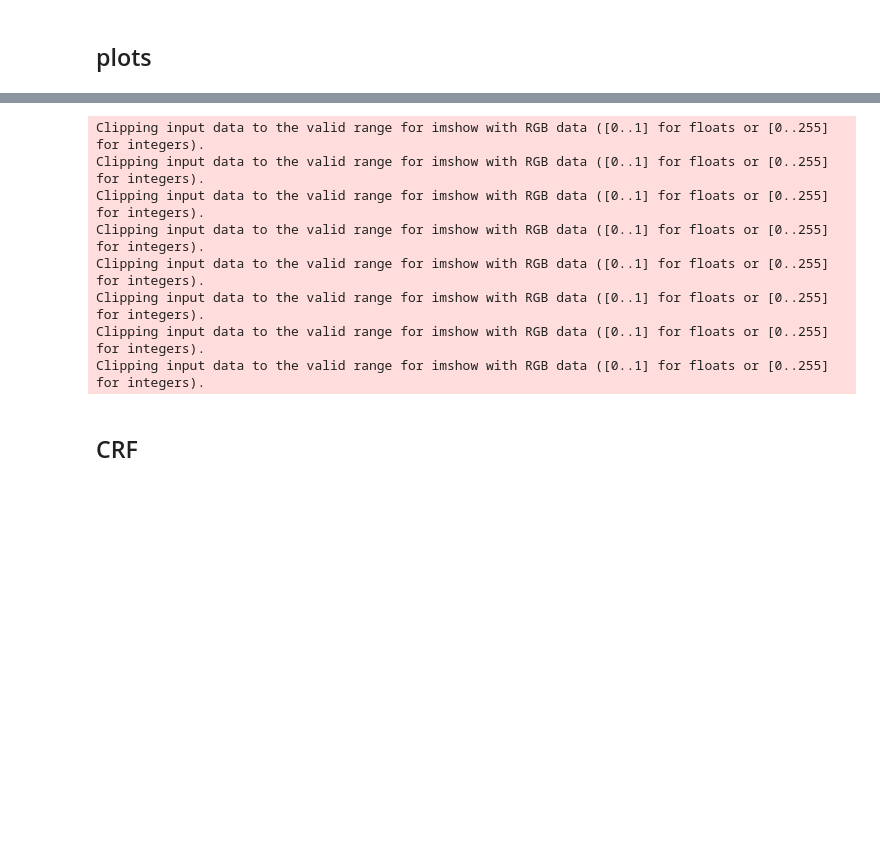
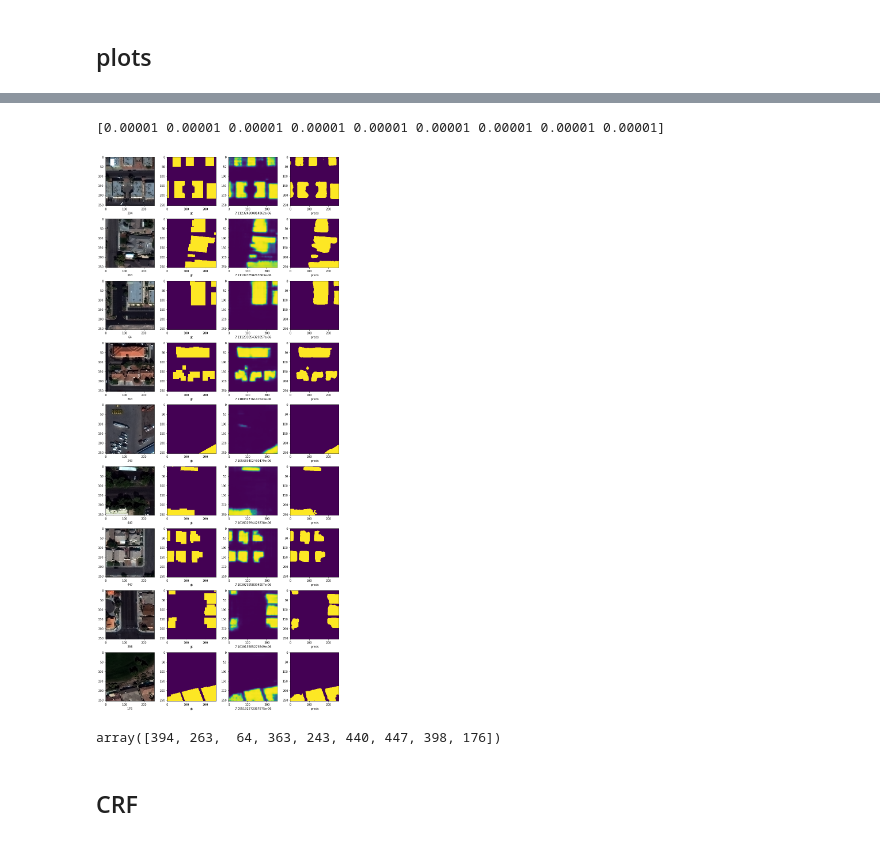
Before and after one commit to Twofyw/building-detection-challenge, a Jupyter notebook: pred.ipynb, the cells around one changed output, grey strips where cells are left out. Saved outputs shown, nothing was run; the diff lists cells and outputs as text; code cells hidden in the pictures; blank space fills up the shorter version.

```diff
--- a/pred.ipynb
+++ b/pred.ipynb
@@ -74,17 +79,15 @@ plt.plot(thresh, score)
 # %%
 scores = None
 # %%
-scores = plot_worse_preds(x, y, preds, learn, F.binary_cross_entropy_with_logits, shift=10,
-                          scores=scores, is_best=True, thresh=0.5)
+scores, idx = plot_worse_preds(x, y, preds, learn, jaccard_coef, shift=150,
+                          scores=scores, is_best=1, thresh=0.5)
 # %% [output]
-Clipping input data to the valid range for imshow with RGB data ([0..1] for floats or [0..255] for integers).
-Clipping input data to the valid range for imshow with RGB data ([0..1] for floats or [0..255] for integers).
-Clipping input data to the valid range for imshow with RGB data ([0..1] for floats or [0..255] for integers).
-Clipping input data to the valid range for imshow with RGB data ([0..1] for floats or [0..255] for integers).
-Clipping input data to the valid range for imshow with RGB data ([0..1] for floats or [0..255] for integers).
-Clipping input data to the valid range for imshow with RGB data ([0..1] for floats or [0..255] for integers).
-Clipping input data to the valid range for imshow with RGB data ([0..1] for floats or [0..255] for integers).
-Clipping input data to the valid range for imshow with RGB data ([0..1] for floats or [0..255] for integers).
+[0.00001 0.00001 0.00001 0.00001 0.00001 0.00001 0.00001 0.00001 0.00001]
+[figure, added]
+# %%
+idx
+# %% [output]
+array([394, 263,  64, 363, 243, 440, 447, 398, 176])
 # %% [markdown]
 ## CRF
 # %%
```
Also changed, not shown: parts of 24 cells of this notebook, 9 other files.
